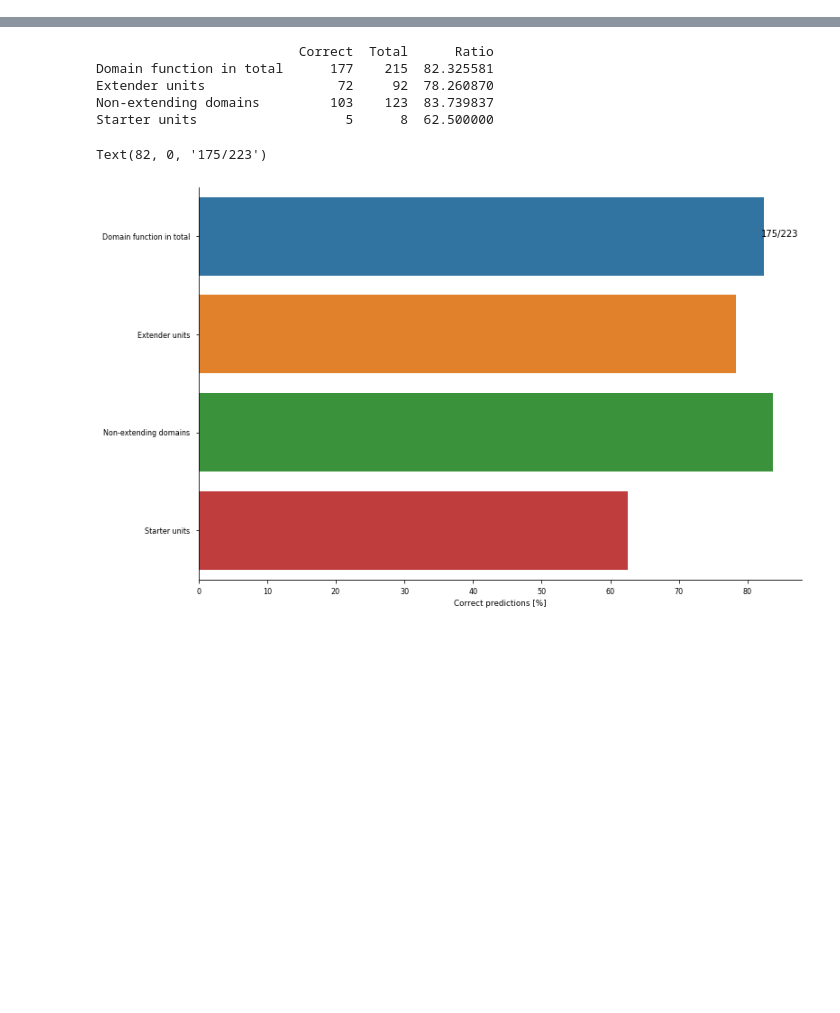
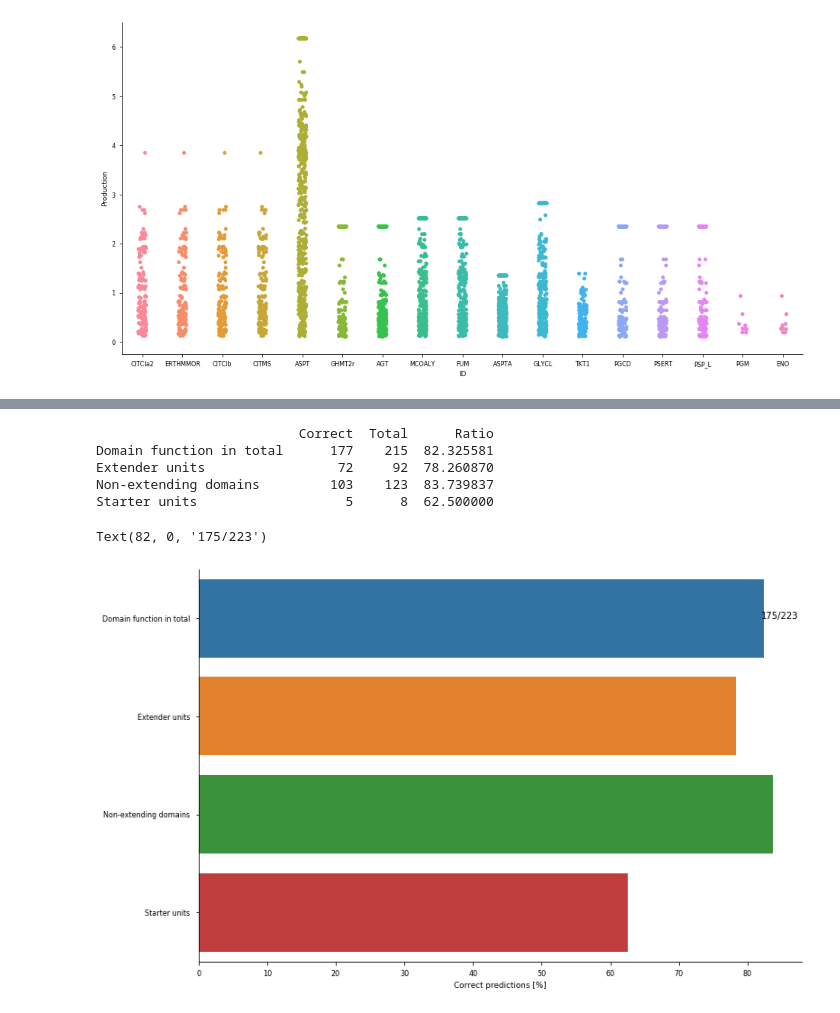
Before and after one commit to AlmaasLab/BiGMeC, a Jupyter notebook: Notebooks/figures.ipynb, the cells around one changed output, grey strips where cells are left out. Cells and saved outputs as stored; diff of their text form; code cells hidden in the pictures; blank space fills up the shorter version.

```diff
--- a/Notebooks/figures.ipynb
+++ b/Notebooks/figures.ipynb
@@ -12,0 +56,7 @@ cmap = ListedColormap(sns.color_palette())
+# %%
+fig, ax = plt.subplots(1, figsize = (16,8))
+#sns.boxplot(y = "Production",  x = "ID", data = df,ax = ax)
+sns.stripplot(y = "Production",  x = "ID", data = df,ax = ax)
+sns.despine()
+# %% [output]
+[figure, added]
```
Also changed, not shown: parts of 21 cells of this notebook, 2 other files.
